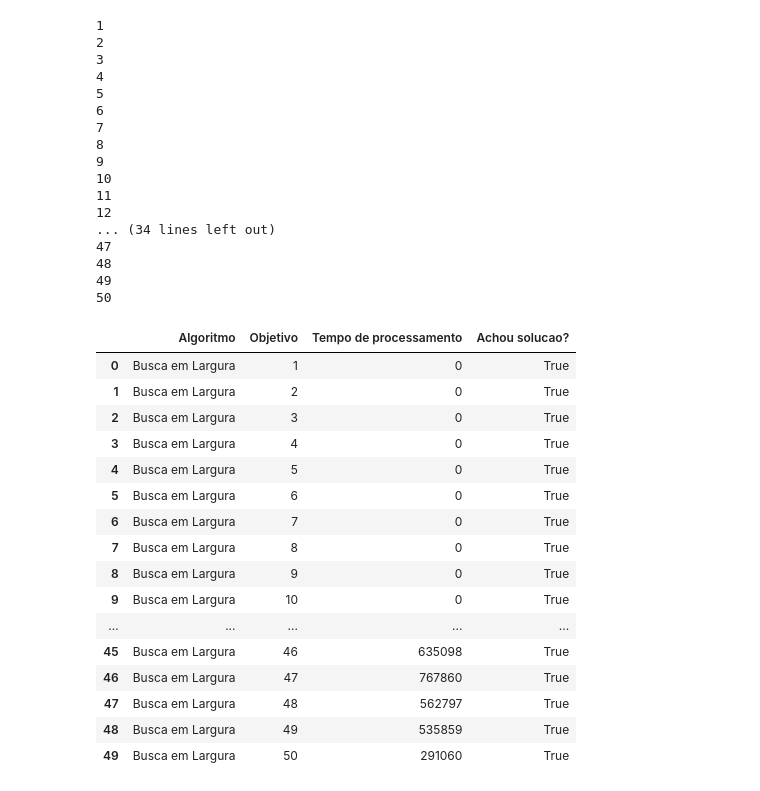
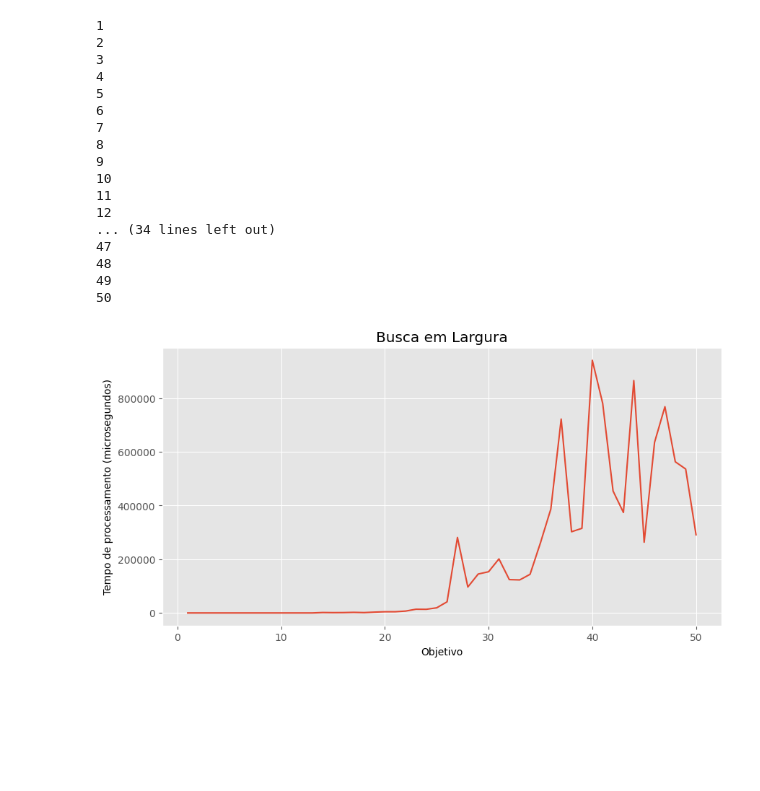
Before and after one commit to Insper/ai_gym, a Jupyter notebook: final.ipynb, the cells around one changed output. Cells and saved outputs as stored; diff of their text form; code cells hidden in the pictures; blank space fills up the shorter version.

```diff
--- a/final.ipynb
+++ b/final.ipynb
@@ -250,24 +250,14 @@ if __name__ == '__main__':
 48
 49
 50
-# %%
-df_largura = pd.read_csv('dados_largura.csv')
-df_largura
-# %% [output]
-|  | Algoritmo | Objetivo | Tempo de processamento | Achou solucao? |
-| 0 | Busca em Largura | 1 | 0 | True |
-| 1 | Busca em Largura | 2 | 0 | True |
-| 2 | Busca em Largura | 3 | 0 | True |
-| 3 | Busca em Largura | 4 | 0 | True |
-| 4 | Busca em Largura | 5 | 0 | True |
-| 5 | Busca em Largura | 6 | 0 | True |
-| 6 | Busca em Largura | 7 | 0 | True |
-| 7 | Busca em Largura | 8 | 0 | True |
-| 8 | Busca em Largura | 9 | 0 | True |
-| 9 | Busca em Largura | 10 | 0 | True |
-| ... | ... | ... | ... | ... |
-| 45 | Busca em Largura | 46 | 635098 | True |
-| 46 | Busca em Largura | 47 | 767860 | True |
-| 47 | Busca em Largura | 48 | 562797 | True |
-| 48 | Busca em Largura | 49 | 535859 | True |
-| 49 | Busca em Largura | 50 | 291060 | True |
+# %%
+df_largura = pd.read_csv('dados_largura.csv')
+
+plt.figure(figsize=(10, 5))
+plt.plot(df_largura['Objetivo'], df_largura['Tempo de processamento'])
+plt.xlabel('Objetivo')
+plt.ylabel('Tempo de processamento (microsegundos)')
+plt.title('Busca em Largura')
+plt.show()
+# %% [output]
+[figure, added]
```
Also changed, not shown: parts of 2 cells of this notebook, 1 other file.
